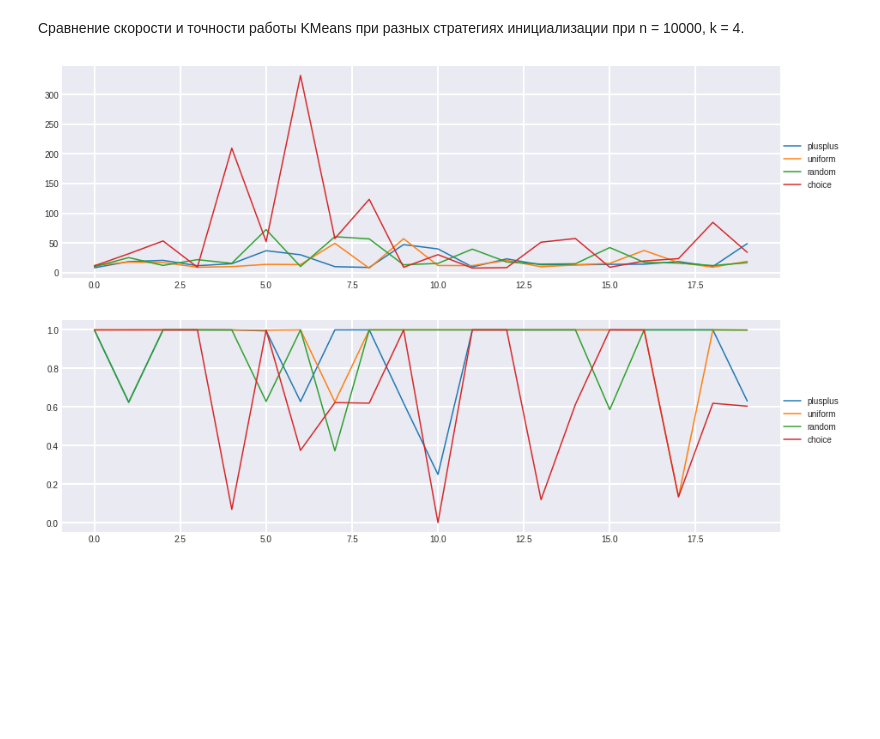
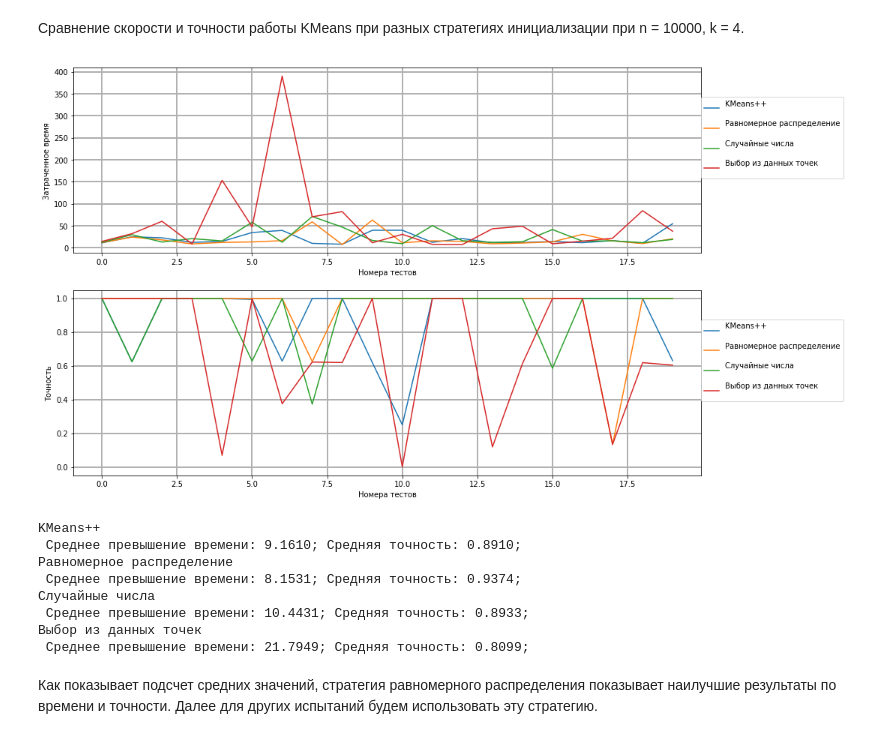
Before and after one commit to rt2122/python, a Jupyter notebook: IML/main_part1.ipynb, the cells around one changed output. Drawn from its saved outputs; the diff is of its cells as text; code cells hidden in the pictures; blank space fills up the shorter version.

```diff
--- a/IML/main_part1.ipynb
+++ b/IML/main_part1.ipynb
@@ -125,35 +67,2 @@ pd.DataFrame(table, index = tests)
 # %% [markdown]
 Сравнение скорости и точности работы KMeans при разных стратегиях инициализации при n = 100, k = 3.
-# %%
-def strats_compar(k, n, n_tests):
-    times = ([], [], [], [])
-    accurs = ([], [], [], [])
-    for i in range(n_tests):
-        x, _ = make_blobs(n_samples = n, n_features = 2, centers = k, random_state = i)
-        true_time = time.time()
-        true_cl = KMeans(n_clusters = k, random_state = 4).fit_predict(x)
-        true_time = time.time() - true_time
-        xc, yc = clusters_centers(x, true_cl)
-        true_cl, _, _ = clusters_sorted(true_cl, xc, yc)
-        for j in range(len(strats)):
-            t = time.time()
-            cl, xc, yc = KMeans4(x, k = k, strat = strats[j])
-            t = time.time() - t
-            cl, _, _ = clusters_sorted(cl, xc, yc)
-            times[j].append(t / true_time)
-            overl = list(true_cl == cl).count(True)
-            accurs[j].append(overl / n)
-    pylab.figure(0, figsize = (15, 10))
-    pylab.subplot(211)
-    for i in range(len(strats)):
-        plt.plot(range(n_tests), times[i], label = strats[i])
-    plt.legend(loc=(1, 0.4))
-    plt.grid(lw=2)
-    pylab.subplot(212)
-    for i in range(len(strats)):
-        plt.plot(range(n_tests), accurs[i], label = strats[i])
-    plt.legend(loc=(1, 0.4))
-    plt.grid(lw=2)
-    plt.show()
-
-strats_compar(3, 100, 20)
@@ -161,0 +69,3 @@ strats_compar(3, 100, 20)
+# %%
+t, a = init_t_and_a_arr(20 * 3)
+t[:20], a[:20] = strats_compar(3, 100, 20)
@@ -168,6 +80,20 @@ strats_compar(4, 1000, 20)
 # %% [markdown]
 Сравнение скорости и точности работы KMeans при разных стратегиях инициализации при n = 10000, k = 4.
 # %%
-strats_compar(4, 10000, 20)
+t[40:], a[40:] = strats_compar(4, 10000, 20)
 # %% [output]
-[figure, old version]
+[figure, new version]
+# %%
+for i in range(len(strats)):
+    print(msg[i], "Среднее превышение времени:", "%.4f" % np.mean(t[strats[i]]) + "; Средняя точность:", "%.4f" % np.mean(a[strats[i]]) + ";")
+# %% [output]
+KMeans++
+ Среднее превышение времени: 9.1610; Средняя точность: 0.8910;
+Равномерное распределение
+ Среднее превышение времени: 8.1531; Средняя точность: 0.9374;
+Случайные числа
+ Среднее превышение времени: 10.4431; Средняя точность: 0.8933;
+Выбор из данных точек
+ Среднее превышение времени: 21.7949; Средняя точность: 0.8099;
+# %% [markdown]
+Как показывает подсчет средних значений, стратегия равномерного распределения показывает наилучшие результаты по времени и точности. Далее для других испытаний будем использовать эту стратегию.
```
Also changed, not shown: parts of 10 cells of this notebook, 5 other files.
